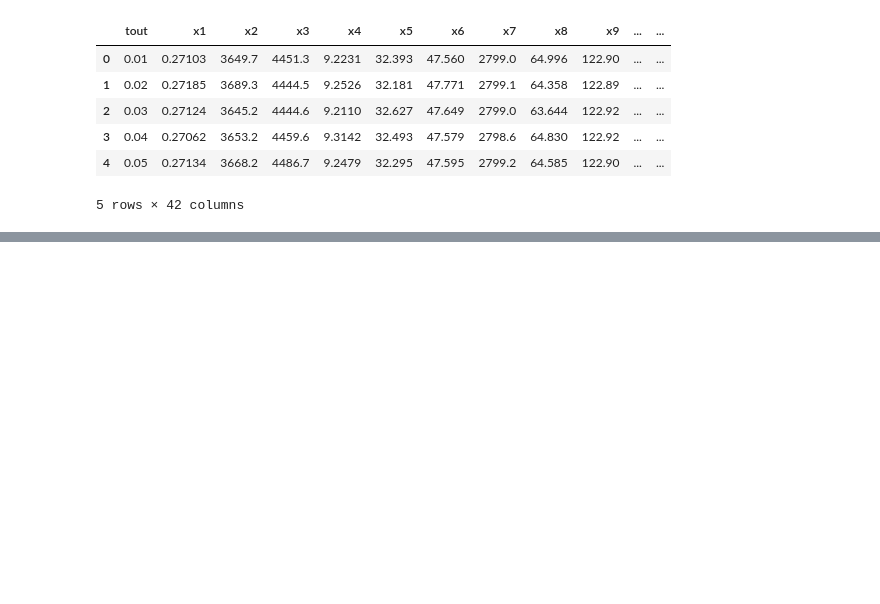
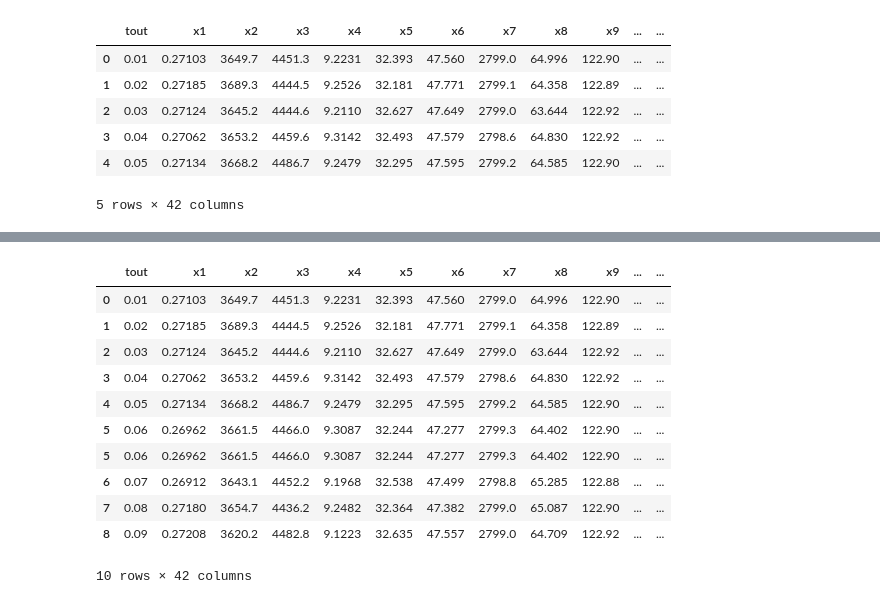
Before and after one commit to ruteee/pesquisa, a Jupyter notebook: Correlação cruzada.ipynb, the cells around one changed output, grey strips where cells are left out. Drawn from its saved outputs; the diff is of its cells as text; code cells hidden in the pictures; blank space fills up the shorter version.

```diff
--- a/Correlação cruzada.ipynb
+++ b/Correlação cruzada.ipynb
@@ -26,0 +39,19 @@ array([ 0.01      ,  8.66666667])
+# %%
+teste = sim1.loc[:5]
+teste1 = sim1.loc[5:10,:]
+a = pd.concat([teste, teste1])
+s = int(len(a)/2)
+a.iloc[:2*(s-1)]
+# %% [output]
+|  | tout | x1 | x2 | x3 | x4 | x5 | x6 | x7 | x8 | x9 | ... | ... |
+| 0 | 0.01 | 0.27103 | 3649.7 | 4451.3 | 9.2231 | 32.393 | 47.560 | 2799.0 | 64.996 | 122.90 | ... | ... |
+| 1 | 0.02 | 0.27185 | 3689.3 | 4444.5 | 9.2526 | 32.181 | 47.771 | 2799.1 | 64.358 | 122.89 | ... | ... |
+| 2 | 0.03 | 0.27124 | 3645.2 | 4444.6 | 9.2110 | 32.627 | 47.649 | 2799.0 | 63.644 | 122.92 | ... | ... |
+| 3 | 0.04 | 0.27062 | 3653.2 | 4459.6 | 9.3142 | 32.493 | 47.579 | 2798.6 | 64.830 | 122.92 | ... | ... |
+| 4 | 0.05 | 0.27134 | 3668.2 | 4486.7 | 9.2479 | 32.295 | 47.595 | 2799.2 | 64.585 | 122.90 | ... | ... |
+| 5 | 0.06 | 0.26962 | 3661.5 | 4466.0 | 9.3087 | 32.244 | 47.277 | 2799.3 | 64.402 | 122.90 | ... | ... |
+| 5 | 0.06 | 0.26962 | 3661.5 | 4466.0 | 9.3087 | 32.244 | 47.277 | 2799.3 | 64.402 | 122.90 | ... | ... |
+| 6 | 0.07 | 0.26912 | 3643.1 | 4452.2 | 9.1968 | 32.538 | 47.499 | 2798.8 | 65.285 | 122.88 | ... | ... |
+| 7 | 0.08 | 0.27180 | 3654.7 | 4436.2 | 9.2482 | 32.364 | 47.382 | 2799.0 | 65.087 | 122.90 | ... | ... |
+| 8 | 0.09 | 0.27208 | 3620.2 | 4482.8 | 9.1223 | 32.635 | 47.557 | 2799.0 | 64.709 | 122.92 | ... | ... |
+10 rows × 42 columns
```
Also changed, not shown: parts of 16 cells of this notebook.
